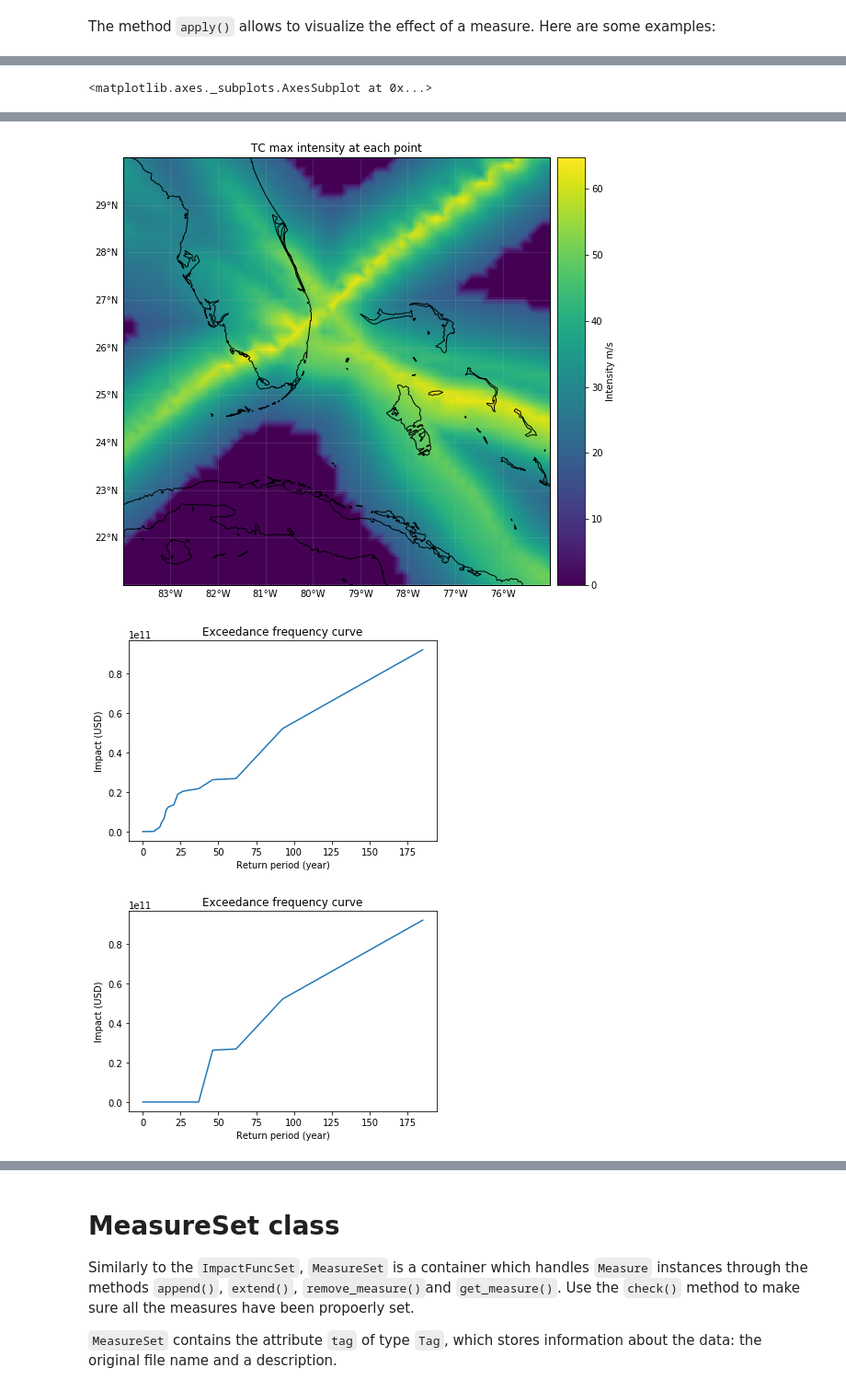
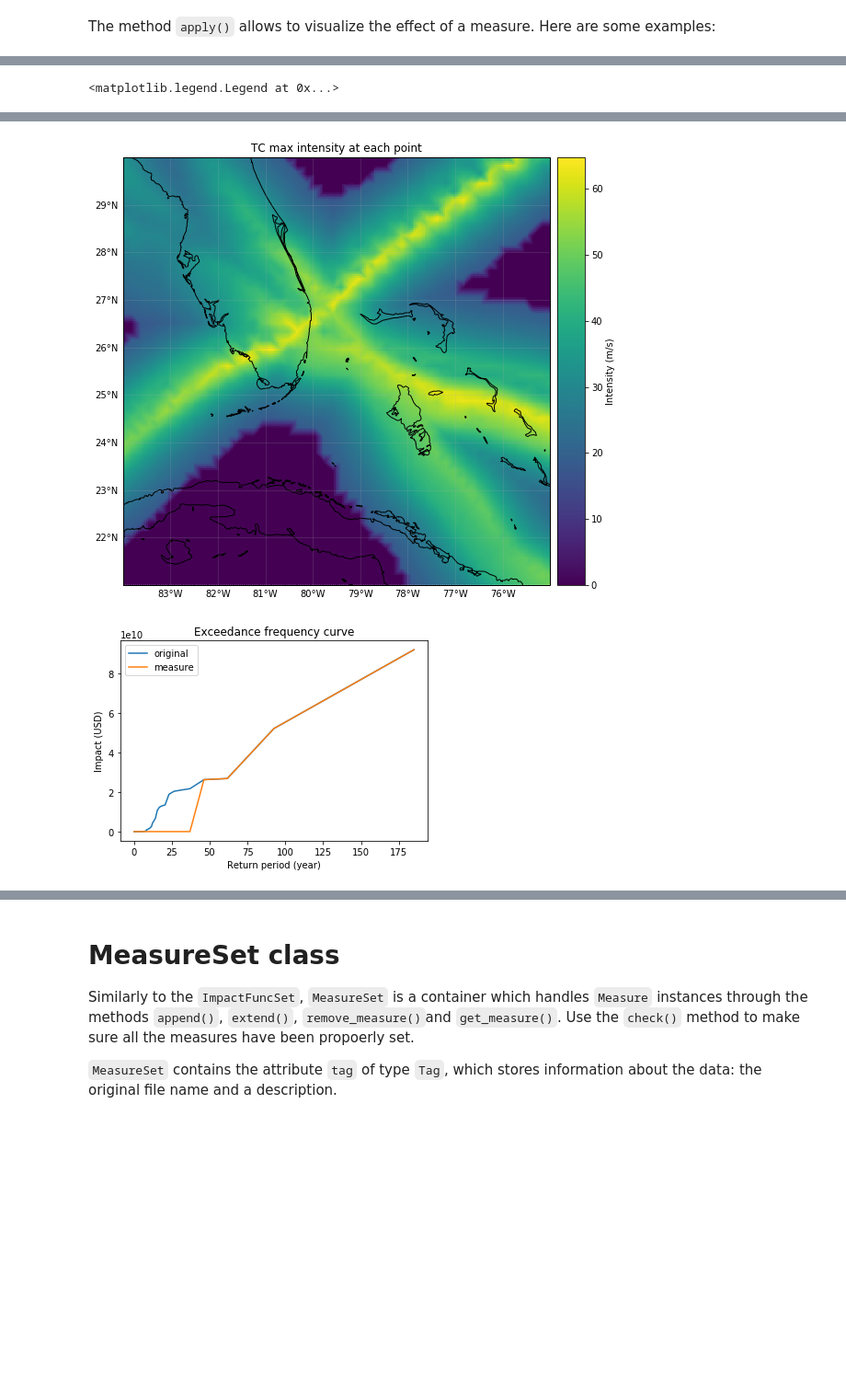
Before and after one commit to tylerriccio33/cfg-climada-fork, a Jupyter notebook: doc/tutorial/climada_entity_MeasureSet.ipynb, the cells around one changed output, grey strips where cells are left out. Shown at 92% size. Drawn from its saved outputs; the diff is of its cells as text; code cells hidden in the pictures; blank space fills up the shorter version.

```diff
--- a/doc/tutorial/climada_entity_MeasureSet.ipynb
+++ b/doc/tutorial/climada_entity_MeasureSet.ipynb
@@ -129,9 +128,10 @@ new_haz.plot_intensity(0)
 # you might also compute the exceedance frequency curve of both hazard
 imp = Impact()
 imp.calc(exp, if_all, haz)
-imp.calc_freq_curve().plot()
+ax = imp.calc_freq_curve().plot(label='original')
 
 new_imp = Impact()
 new_imp.calc(new_exp, new_ifs, new_haz)
-new_imp.calc_freq_curve().plot() # the damages for events with return periods > 1/0.0255 ~ 40 are 0
+new_imp.calc_freq_curve().plot(axis=ax, label='measure') # the damages for events with return periods > 1/0.0255 ~ 40 are 0
+ax.legend()
 # %% [output]
@@ -150,8 +148,7 @@ new_imp.calc_freq_curve().plot() # the damages for events with return periods >
-<matplotlib.axes._subplots.AxesSubplot at 0x...>
+<matplotlib.legend.Legend at 0x...>
 [figure]
 [figure]
-[figure, old version]
+[figure, new version]
-[figure, removed]
 # %%
 # effect of exp_region_id
 import numpy as np
```
Also changed, not shown: parts of 5 cells of this notebook, 8 other files.
